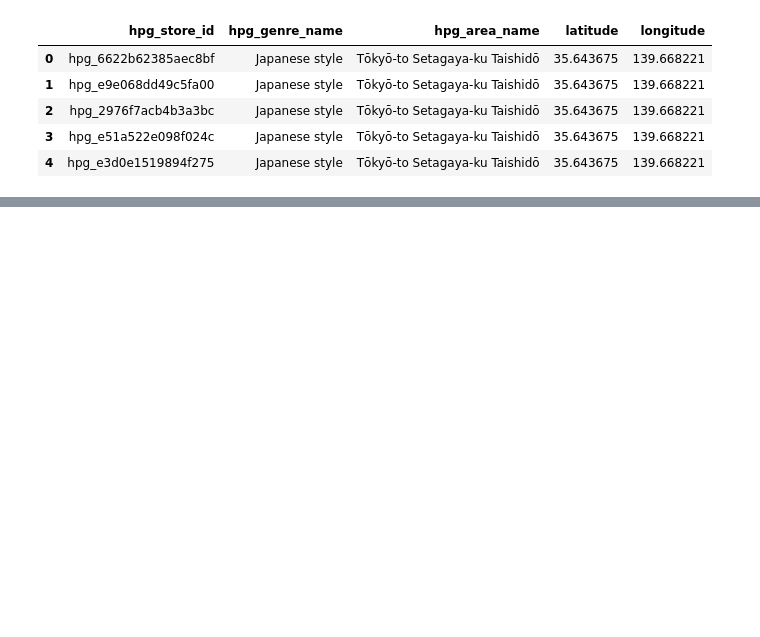
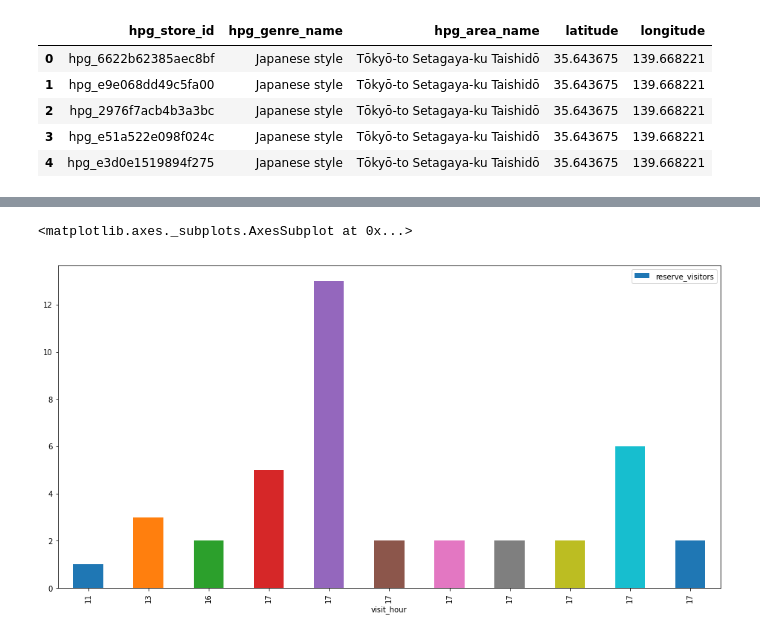
Before and after one commit to eeghor/restaurant-visitor-forecast, a Jupyter notebook: restaurant-visitor-forecast.ipynb, the cells around one changed output, grey strips where cells are left out. Drawn from its saved outputs; the diff is of its cells as text; code cells hidden in the pictures; blank space fills up the shorter version.

```diff
--- a/restaurant-visitor-forecast.ipynb
+++ b/restaurant-visitor-forecast.ipynb
@@ -51,0 +96,3 @@ hpg_reserve.head()
+# %%
+hpg_reserve['visit_hour'] = hpg_reserve.visit_datetime.apply(lambda _: arrow.get(_, 'HH:mm').hour).astype(int)
+hpg_reserve['reserve_hour'] = hpg_reserve.reserve_datetime.apply(lambda _: arrow.get(_, 'HH:mm').hour).astype(int)
@@ -60,0 +177,5 @@ hpg_store.head()
+# %%
+hpg_reserve.loc[:10,:].plot(x='visit_hour', y='reserve_visitors', figsize=(16, 8), kind='bar')
+# %% [output]
+<matplotlib.axes._subplots.AxesSubplot at 0x...>
+[figure, added]
```
Also changed, not shown: parts of 12 cells of this notebook.
